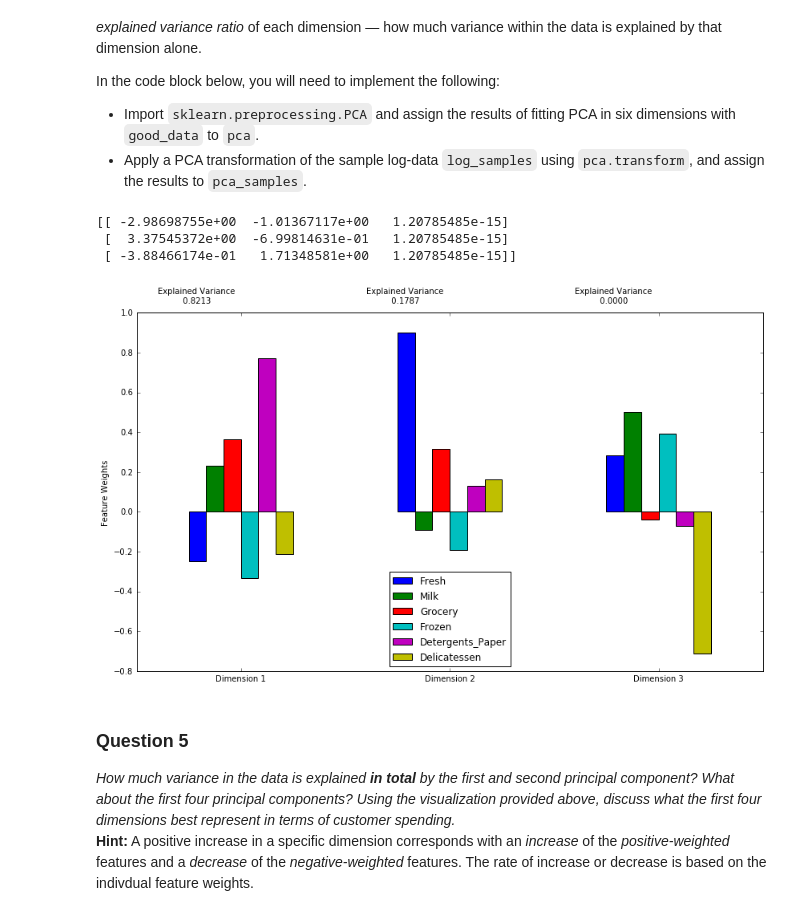
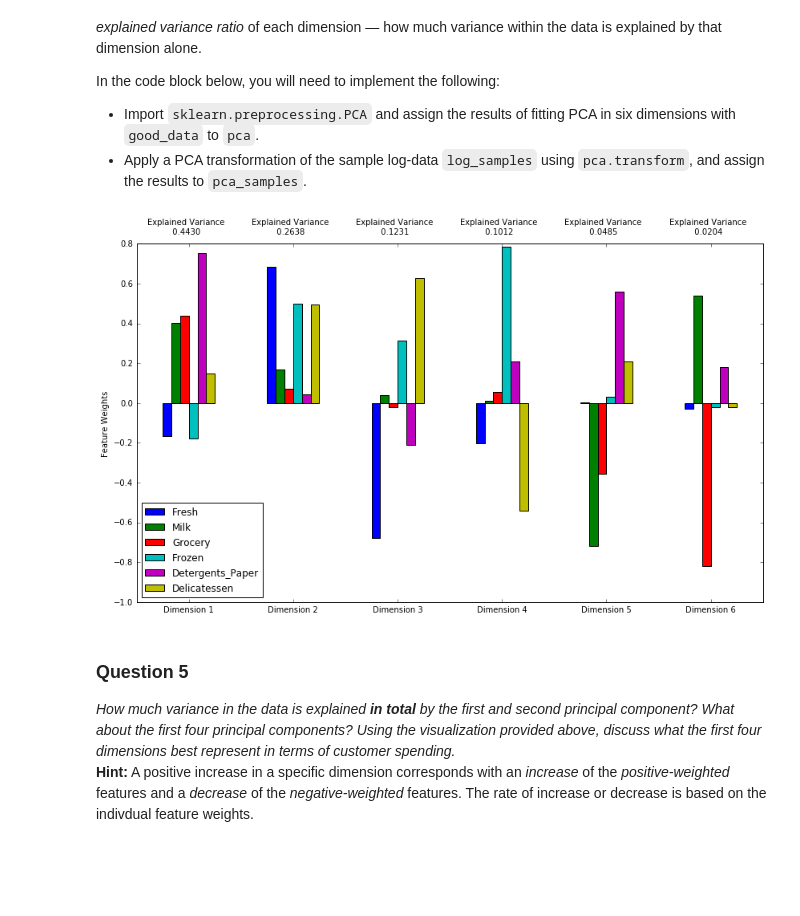
Before and after one commit to drpjm/udacity-mle-project3, a Jupyter notebook: customer_segments/customer_segments.ipynb, the cells around one changed output. Drawn from its saved outputs; the diff is of its cells as text; code cells hidden in the pictures; blank space fills up the shorter version.

```diff
--- a/customer_segments/customer_segments.ipynb
+++ b/customer_segments/customer_segments.ipynb
@@ -398,19 +400,15 @@ In the code block below, you will need to implement the following:
 # %%
 # Apply PCA to the good data with the same number of dimensions as features
 from sklearn.decomposition import PCA
 pca = PCA(n_components=6)
 
 # Apply a PCA transformation to the sample log-data
-pca_samples = pca.fit_transform(log_samples)
-print pca_samples
+pca_samples = pca.fit_transform(good_data)
 
 # Generate PCA results plot
 pca_results = rs.pca_results(good_data, pca)
 # %% [output]
-[[ -2.98698755e+00  -1.01367117e+00   1.20785485e-15]
- [  3.37545372e+00  -6.99814631e-01   1.20785485e-15]
- [ -3.88466174e-01   1.71348581e+00   1.20785485e-15]]
-[figure, old version]
+[figure, new version]
 # %% [markdown]
 ### Question 5
 *How much variance in the data is explained* ***in total*** *by the first and second principal component? What about the first four principal components? Using the visualization provided above, discuss what the first four dimensions best represent in terms of customer spending.*
```
Also changed, not shown: parts of 6 cells of this notebook, 1 other file.
